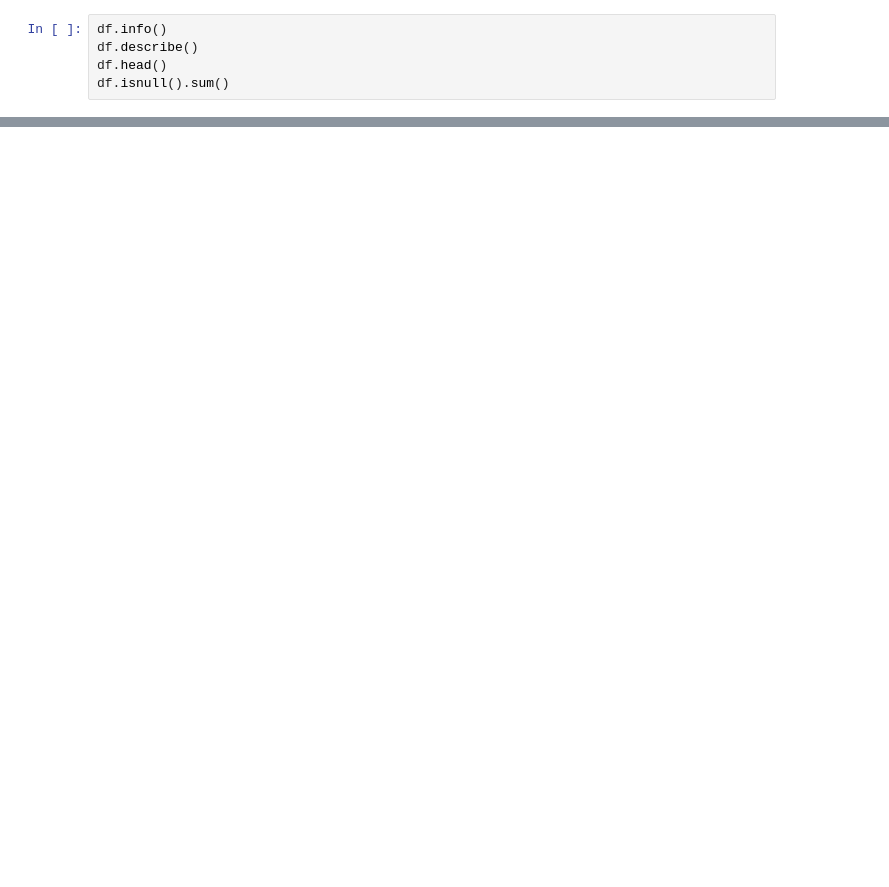
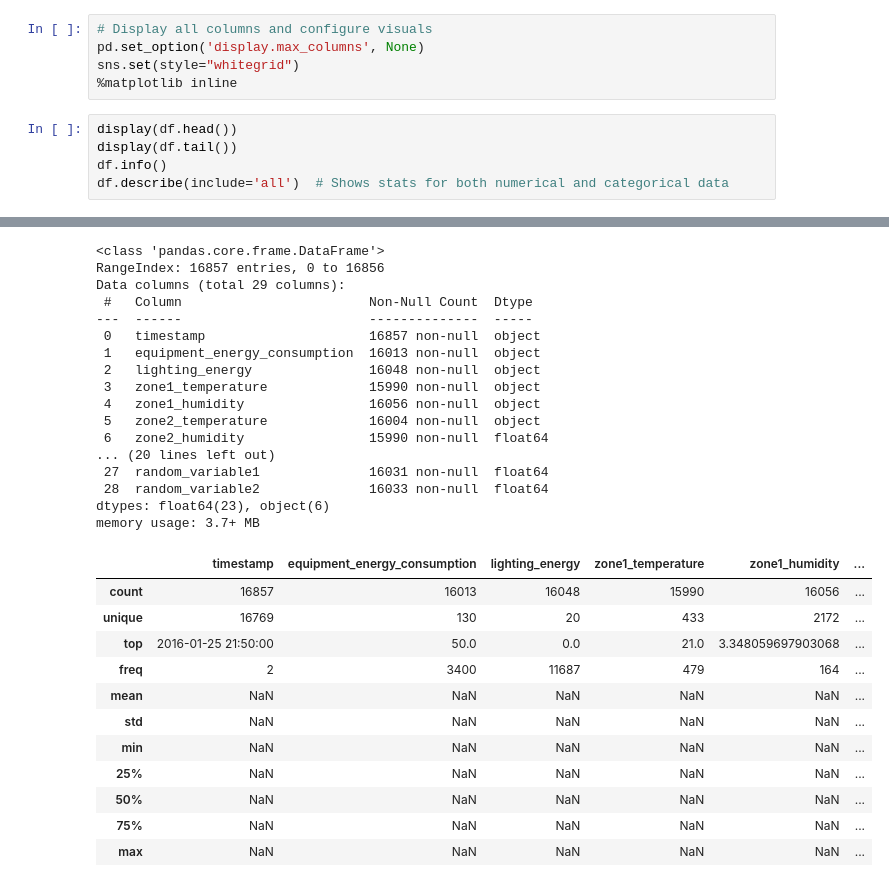
Before and after one commit to SatAi999/DS-Intern-Assignment-Satwik, a Jupyter notebook: notebook/energy_analysis.ipynb, the cells around one changed output, grey strips where cells are left out. Cells and saved outputs as stored; diff of their text form; blank space fills up the shorter version.

```diff
--- a/notebook/energy_analysis.ipynb
+++ b/notebook/energy_analysis.ipynb
@@ -24,7 +29,13 @@ Data loaded successfully with shape: (16857, 29)
 | 16856 | 2016-12-01 15:50:00 | 30.0 | 0.0 | 20.066666666666695 | 43.863333333333294 | ... |
 16857 rows × 29 columns
 # %%
-df.info()
-df.describe()
-df.head()
-df.isnull().sum()
+# Display all columns and configure visuals
+pd.set_option('display.max_columns', None)
+sns.set(style="whitegrid")
+%matplotlib inline
+# %%
+display(df.head())
+display(df.tail())
+df.info()
+df.describe(include='all')  # Shows stats for both numerical and categorical data
+# %% [output]
@@ -30,0 +54,29 @@ df.isnull().sum()
+<class 'pandas.core.frame.DataFrame'>
+RangeIndex: 16857 entries, 0 to 16856
+Data columns (total 29 columns):
+ #   Column                        Non-Null Count  Dtype
+---  ------                        --------------  -----
+ 0   timestamp                     16857 non-null  object
+ 1   equipment_energy_consumption  16013 non-null  object
+ 2   lighting_energy               16048 non-null  object
+ 3   zone1_temperature             15990 non-null  object
+ 4   zone1_humidity                16056 non-null  object
+ 5   zone2_temperature             16004 non-null  object
+ 6   zone2_humidity                15990 non-null  float64
+... (20 lines left out)
+ 27  random_variable1              16031 non-null  float64
+ 28  random_variable2              16033 non-null  float64
+dtypes: float64(23), object(6)
+memory usage: 3.7+ MB
+|  | timestamp | equipment_energy_consumption | lighting_energy | zone1_temperature | zone1_humidity | ... |
+| count | 16857 | 16013 | 16048 | 15990 | 16056 | ... |
+| unique | 16769 | 130 | 20 | 433 | 2172 | ... |
+| top | 2016-01-25 21:50:00 | 50.0 | 0.0 | 21.0 | 3.348059697903068 | ... |
+| freq | 2 | 3400 | 11687 | 479 | 164 | ... |
+| mean | NaN | NaN | NaN | NaN | NaN | ... |
+| std | NaN | NaN | NaN | NaN | NaN | ... |
+| min | NaN | NaN | NaN | NaN | NaN | ... |
+| 25% | NaN | NaN | NaN | NaN | NaN | ... |
+| 50% | NaN | NaN | NaN | NaN | NaN | ... |
+| 75% | NaN | NaN | NaN | NaN | NaN | ... |
+| max | NaN | NaN | NaN | NaN | NaN | ... |
```
Also changed, not shown: parts of 9 cells of this notebook.
